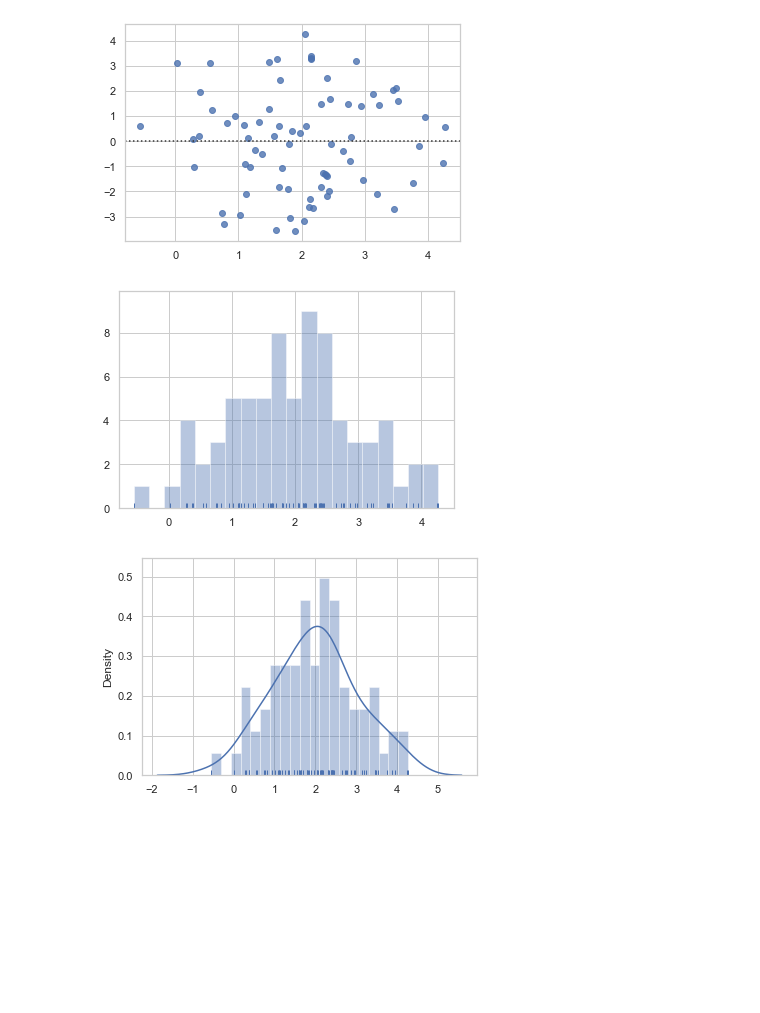
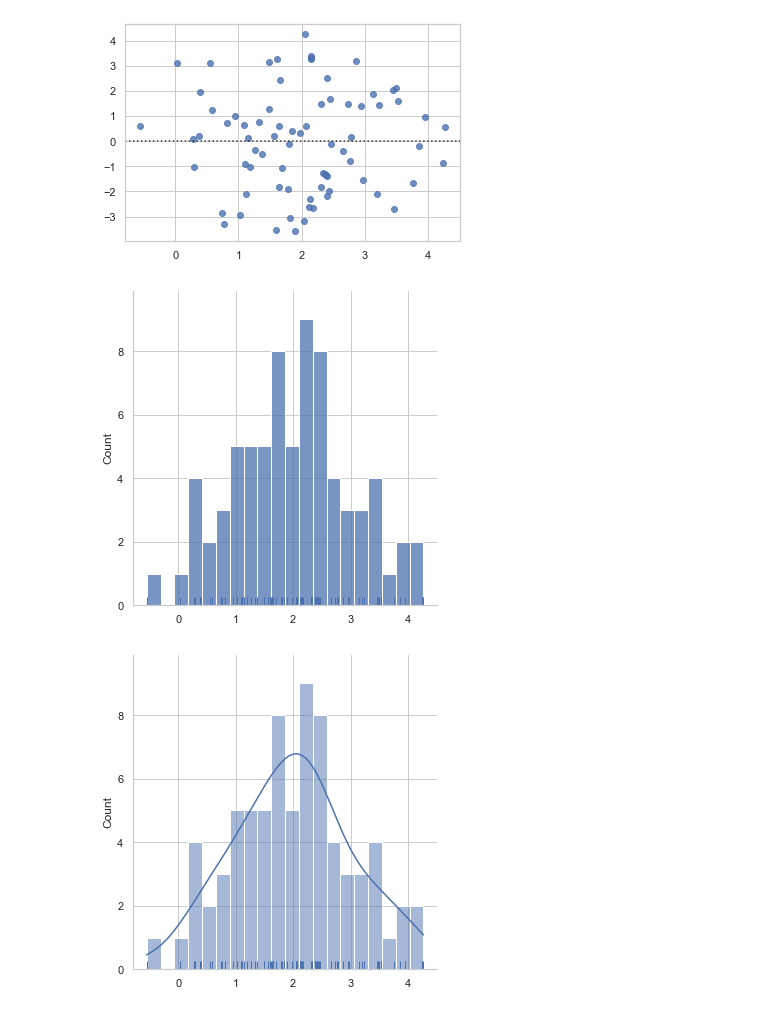
Before and after one commit to ZacharyYangTW/Python60Days, a Jupyter notebook: D20.ipynb, the cells around one changed output. Cells and saved outputs as stored; diff of their text form; code cells hidden in the pictures; blank space fills up the shorter version.

```diff
--- a/D20.ipynb
+++ b/D20.ipynb
@@ -20,19 +20,19 @@ sns.residplot(x=x, y=y);
 # %%
 # bin: 指的是特徵值,
 # kde: on/off
 # sns.distplot();
 
-sns.distplot(x, bins=20, kde=False, rug=True);
+sns.displot(x, bins=20, kde=False, rug=True);
 # %% [output]
-[figure, old version]
+[figure, new version]
 # %%
 # bin: 指的是特徵值,
 # kde: on/off
 # sns.distplot();
 
-sns.distplot(x, bins=20, kde=True, rug=True);
+sns.displot(x, bins=20, kde=True, rug=True);
 # %% [output]
-[figure, old version]
+[figure, new version]
 # %%
 # bin: 指的是特徵值,
 # kde: on/off
```
Also changed, not shown: parts of 2 cells of this notebook.
